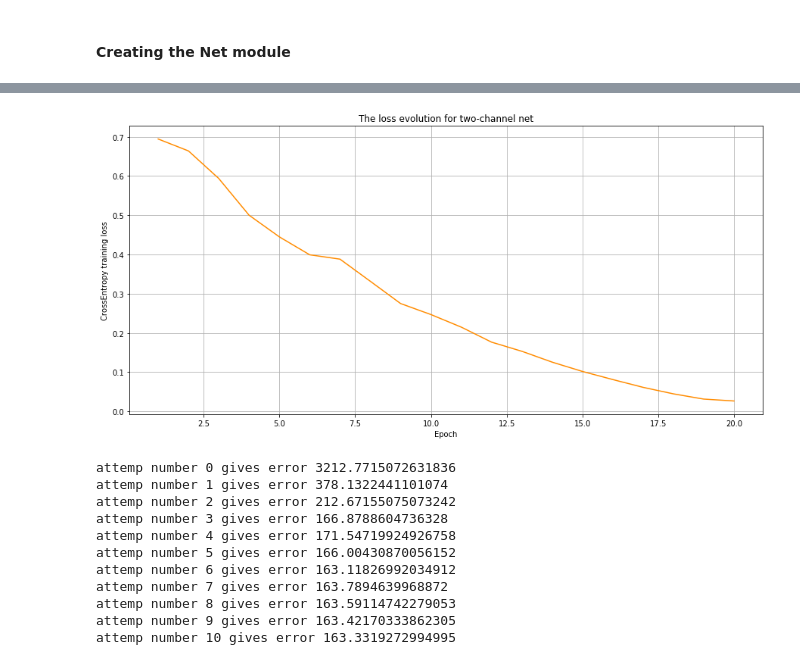
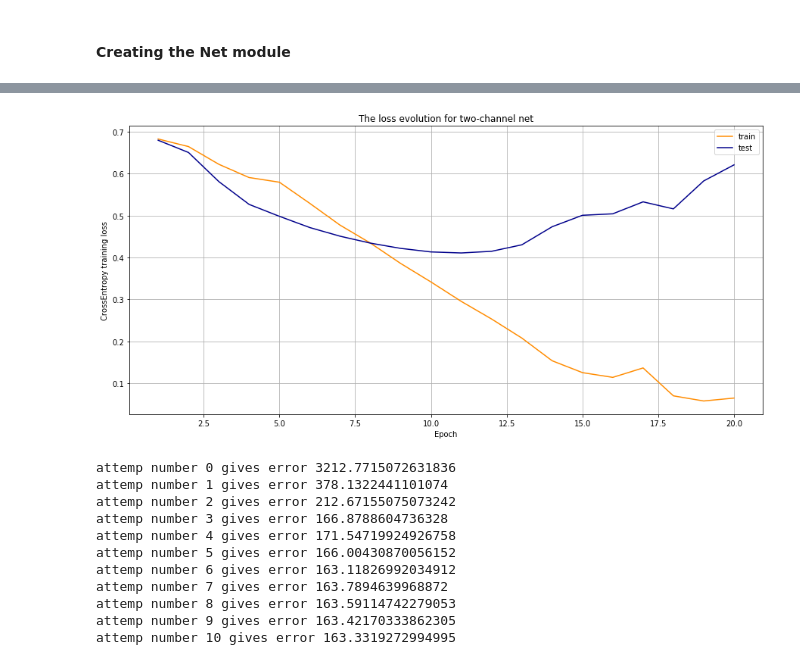
Before and after one commit to masyahook/Deep_learning_mini_projects, a Jupyter notebook: project_attempt.ipynb, the cells around one changed output, grey strips where cells are left out. Cells and saved outputs as stored; diff of their text form; code cells hidden in the pictures.

Commit message:
added pretty figure

```diff
--- a/project_attempt.ipynb
+++ b/project_attempt.ipynb
@@ -209,5 +235,6 @@ def compute_nb_errors(model, data_inputs, targets, mini_batch_size=100):
     return nb_errors
 # %%
 two_channel_net = Net()
-two_channel_net, losses = train_model(two_channel_net, train_inputs, train_targets)
+two_channel_net, train_losses, test_losses = \
+    train_model(two_channel_net, train_inputs, train_targets, test_inputs=test_inputs, test_targets=test_targets)
 # %% [output]
@@ -244,20 +271,22 @@ Number of correct test classifications: 829 out of 1000
 # %%
 import matplotlib.pyplot as plt
 nb_epochs = 20
 
 # Creating an array with nb_epoch values
 epochs = range(1, nb_epochs+1)
 
 # Plotting the figure
 f, ax = plt.subplots(figsize=(15, 7))
 
-ax.plot(epochs, losses, 'darkorange')
+ax.plot(epochs, train_losses, 'darkorange', label='train')
+ax.plot(epochs, test_losses, 'darkblue', label='test')
 ax.set_ylabel('CrossEntropy training loss')
 ax.set_xlabel('Epoch')
 ax.grid('True')
-ax.set_title('The loss evolution for two-channel net');
+ax.set_title('The loss evolution for two-channel net')
+ax.legend();
 # %% [output]
-[figure, old version]
+[figure, new version]
 # %%
 class SiameseNetwork(nn.Module):
     def __init__(self):
```
Also changed, not shown: parts of 4 cells of this notebook.
